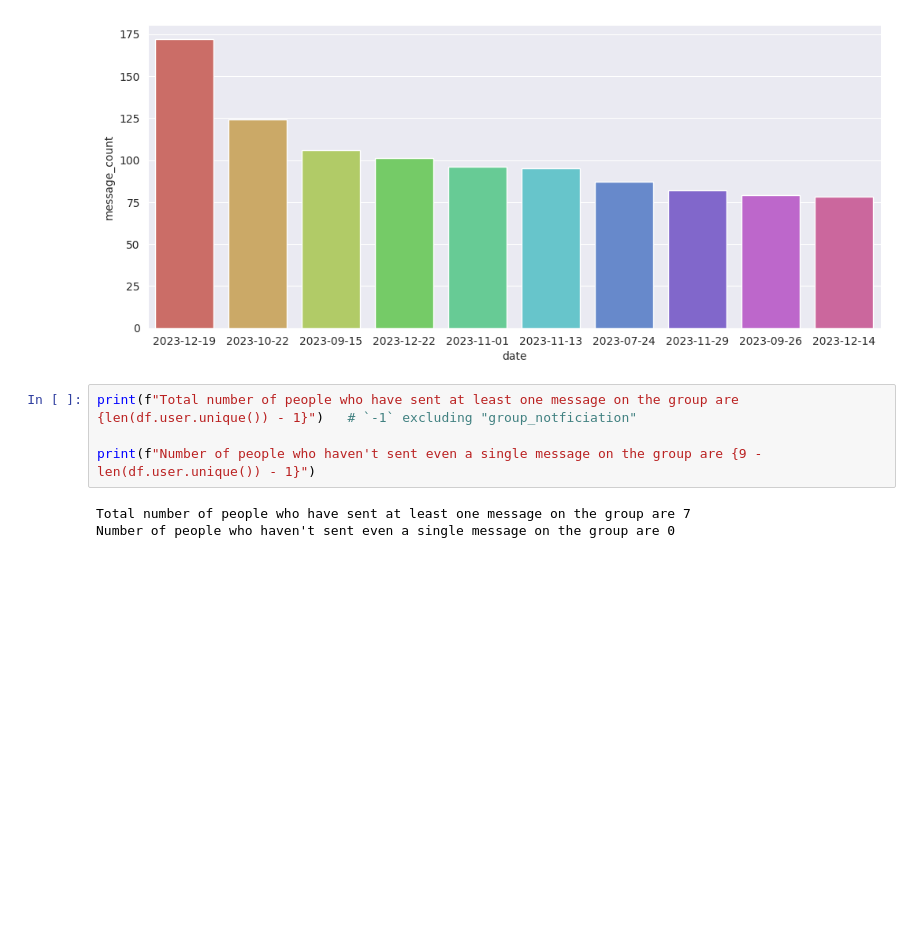
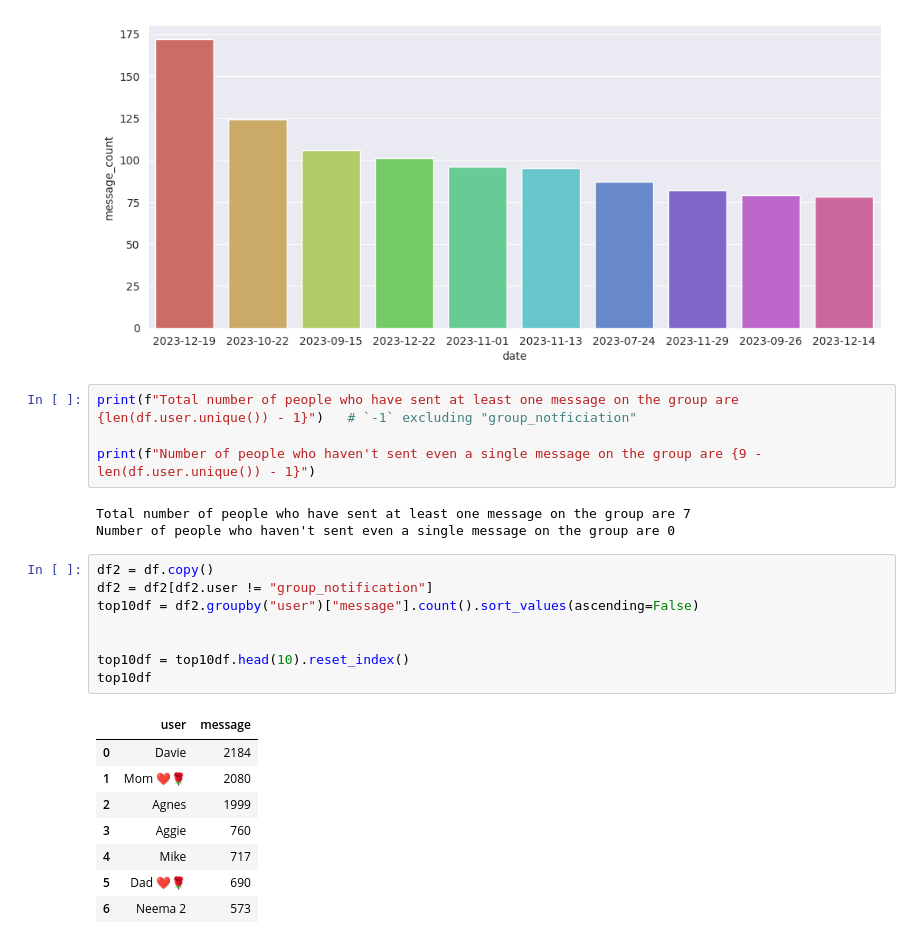
Before and after one commit to Agnes-Kalunda/chat-analysis, a Jupyter notebook: main.ipynb, the cells around one changed output. Drawn from its saved outputs; the diff is of its cells as text; blank space fills up the shorter version.

Commit message:
analysis of most active - elast active user

```diff
--- a/main.ipynb
+++ b/main.ipynb
@@ -206,3 +206,20 @@ print(f"Number of people who haven't sent even a single message on the group are
 # %% [output]
 Total number of people who have sent at least one message on the group are 7
 Number of people who haven't sent even a single message on the group are 0
+# %%
+df2 = df.copy()
+df2 = df2[df2.user != "group_notification"]
+top10df = df2.groupby("user")["message"].count().sort_values(ascending=False)
+
+
+top10df = top10df.head(10).reset_index()
+top10df
+# %% [output]
+|  | user | message |
+| 0 | Davie | 2184 |
+| 1 | Mom ❤️🌹 | 2080 |
+| 2 | Agnes | 1999 |
+| 3 | Aggie | 760 |
+| 4 | Mike | 717 |
+| 5 | Dad ❤️🌹 | 690 |
+| 6 | Neema 2 | 573 |
```
